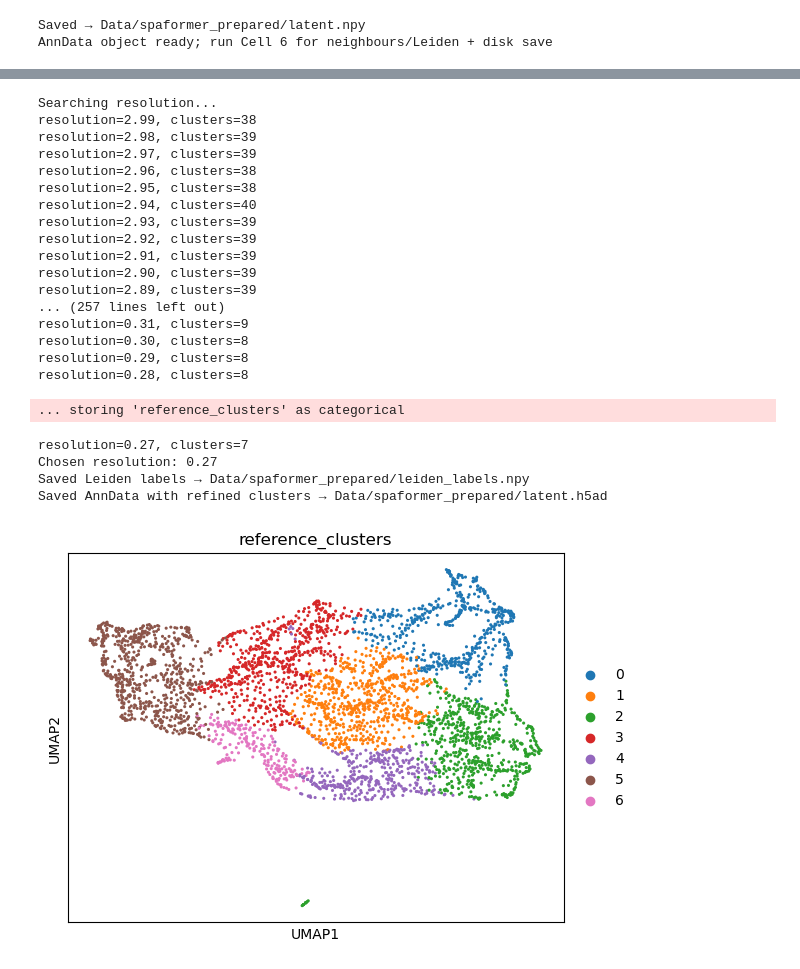
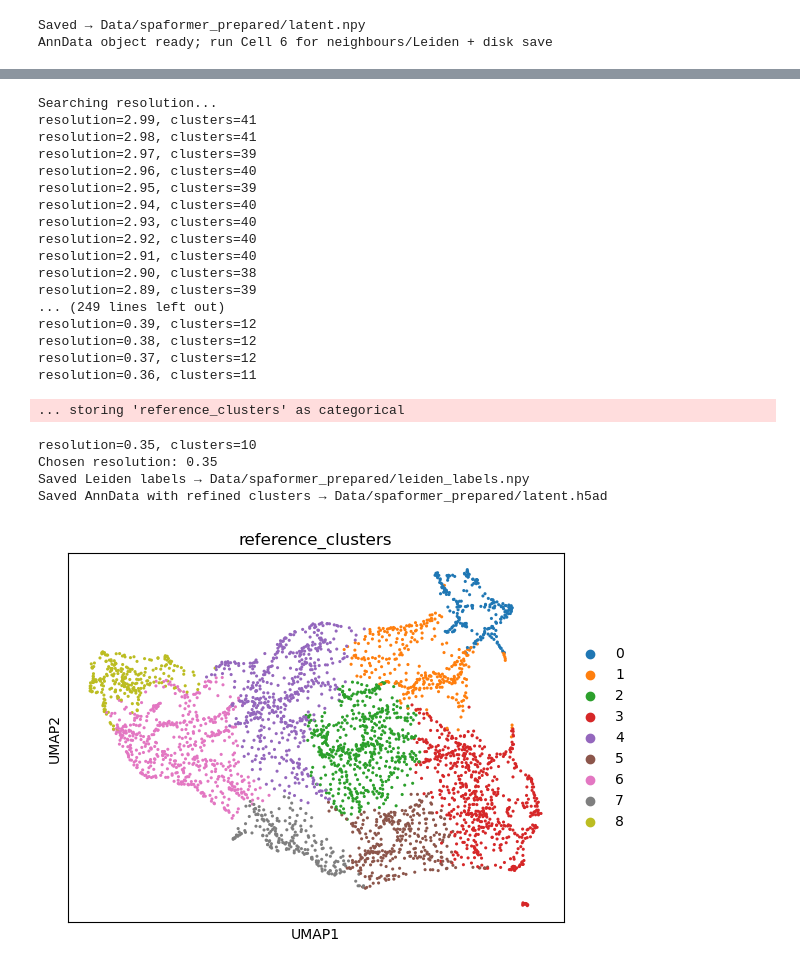
Before and after one commit to Mehrads/Spatial-Transcriptomics-via-Hypergraph, a Jupyter notebook: spaformer.ipynb, the cells around one changed output, grey strips where cells are left out. Saved outputs shown, nothing was run; the diff lists cells and outputs as text; code cells hidden in the pictures.

```diff
--- a/spaformer.ipynb
+++ b/spaformer.ipynb
@@ -340,7 +340,7 @@ Saved refined embedding → Data/spaformer_prepared/latent_refined.npy
 import scanpy as sc
 import numpy as np
 
-LEIDEN_TARGET = 7
+LEIDEN_TARGET = 10
 RESOLUTION_MIN = 0.05
 RESOLUTION_MAX = 0.8
 RESOLUTION_STEPS = 20
@@ -469,7 +471,7 @@ import scanpy as sc
 from sklearn.decomposition import PCA
 from sklearn.neighbors import NearestNeighbors
 
-TARGET_CLUSTERS = 7
+TARGET_CLUSTERS = 10
 PCA_COMPONENTS = 20
 NEIGHBORS_PCA = 50
 REFINE_K = 50
@@ -513,46 +515,46 @@ for _ in range(REFINE_STEPS):
         votes = np.bincount(labels[neigh], minlength=labels.max() + 1)
         smoothed[i] = votes.argmax()
     labels = smoothed
 
 unique_labels = np.unique(labels)
 axis_vals = coords[:, ORDER_AXIS]
 order = sorted(unique_labels, key=lambda lab: axis_vals[labels == lab].mean())
 mapping = {lab: i for i, lab in enumerate(order)}
 ordered_labels = np.array([mapping[lab] for lab in labels], dtype=int)
 
 adata_latent.obs['reference_clusters'] = ordered_labels.astype(str)
 np.save(PP_DIR / 'leiden_labels.npy', ordered_labels)
 print('Saved Leiden labels →', PP_DIR / 'leiden_labels.npy')
 
 adata_latent.write(PP_DIR / 'latent.h5ad')
 print('Saved AnnData with refined clusters →', PP_DIR / 'latent.h5ad')
 
 sc.pl.umap(
     adata_latent,
     color=['reference_clusters'],
     size=20
 )
 # %% [output]
 Searching resolution...
-resolution=2.99, clusters=38
-resolution=2.98, clusters=39
+resolution=2.99, clusters=41
+resolution=2.98, clusters=41
 resolution=2.97, clusters=39
-resolution=2.96, clusters=38
-resolution=2.95, clusters=38
+resolution=2.96, clusters=40
+resolution=2.95, clusters=39
 resolution=2.94, clusters=40
-resolution=2.93, clusters=39
-resolution=2.92, clusters=39
-resolution=2.91, clusters=39
-resolution=2.90, clusters=39
+resolution=2.93, clusters=40
+resolution=2.92, clusters=40
+resolution=2.91, clusters=40
+resolution=2.90, clusters=38
 resolution=2.89, clusters=39
-... (257 lines left out)
-resolution=0.31, clusters=9
-resolution=0.30, clusters=8
-resolution=0.29, clusters=8
-resolution=0.28, clusters=8
+... (249 lines left out)
+resolution=0.39, clusters=12
+resolution=0.38, clusters=12
+resolution=0.37, clusters=12
+resolution=0.36, clusters=11
 ... storing 'reference_clusters' as categorical
-resolution=0.27, clusters=7
-Chosen resolution: 0.27
+resolution=0.35, clusters=10
+Chosen resolution: 0.35
 Saved Leiden labels → Data/spaformer_prepared/leiden_labels.npy
 Saved AnnData with refined clusters → Data/spaformer_prepared/latent.h5ad
-[figure, old version]
+[figure, new version]
```
Also changed, not shown: parts of 4 cells of this notebook, 13 other files.
